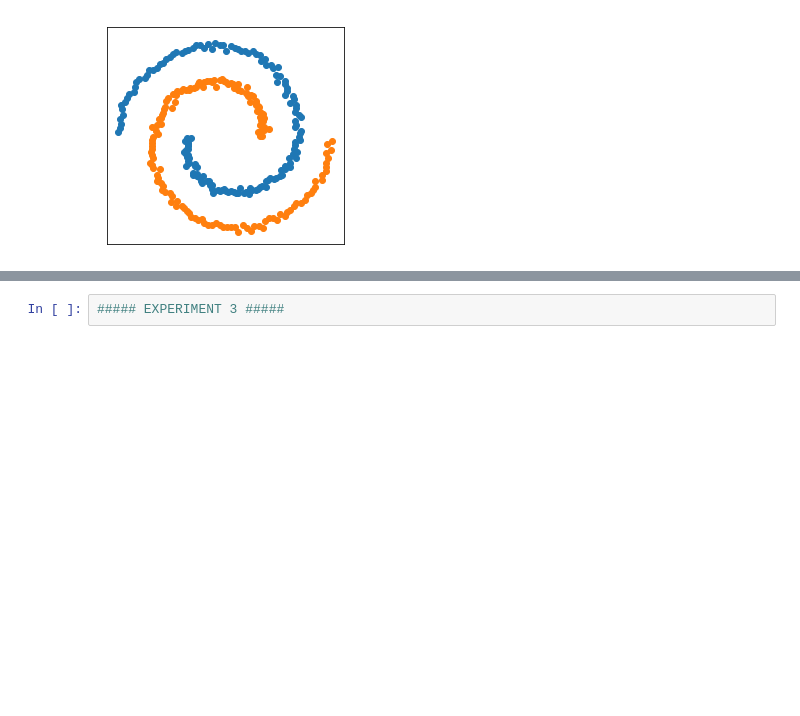
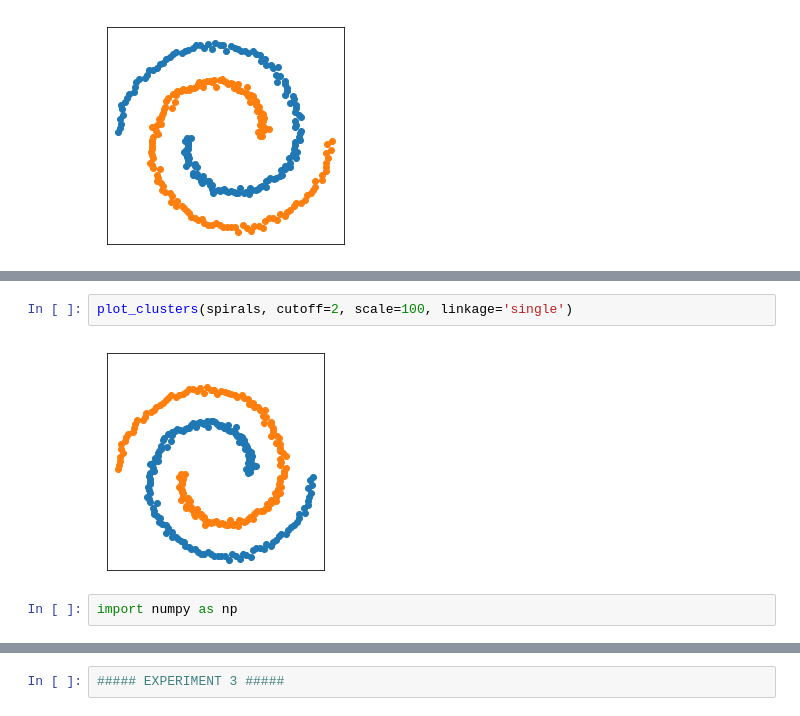
Before and after one commit to lisalebovici/LSHLinkClustering, a Jupyter notebook: data/abstract shapes.ipynb, the cells around one changed output, grey strips where cells are left out. Saved outputs shown, nothing was run; the diff lists cells and outputs as text; blank space fills up the shorter version.

```diff
--- a/data/abstract shapes.ipynb
+++ b/data/abstract shapes.ipynb
@@ -152,0 +278,6 @@ plt.show()
+# %%
+plot_clusters(spirals, cutoff=2, scale=100, linkage='single')
+# %% [output]
+[figure, added]
+# %%
+import numpy as np
```
Also changed, not shown: parts of 13 cells of this notebook, 6 other files.
